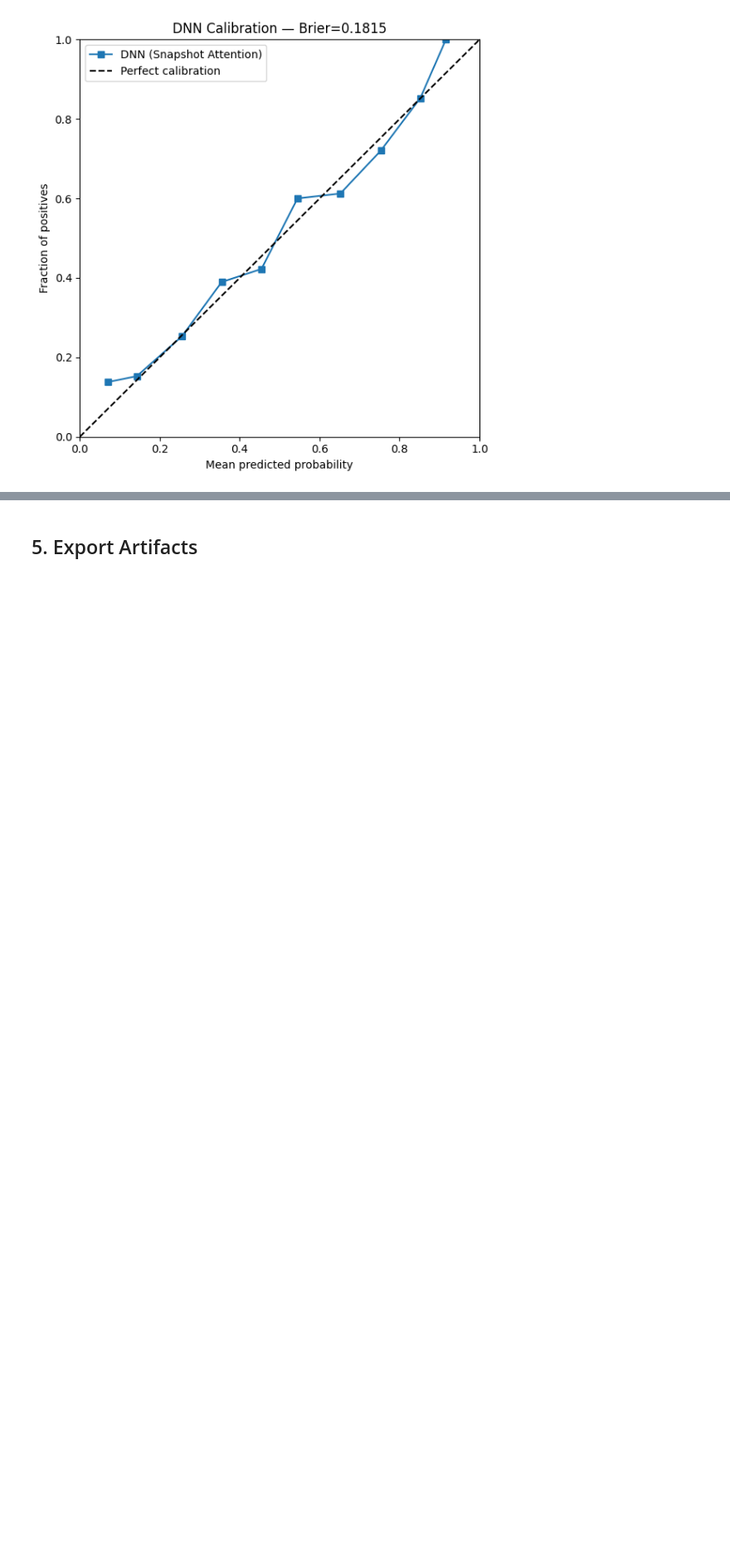
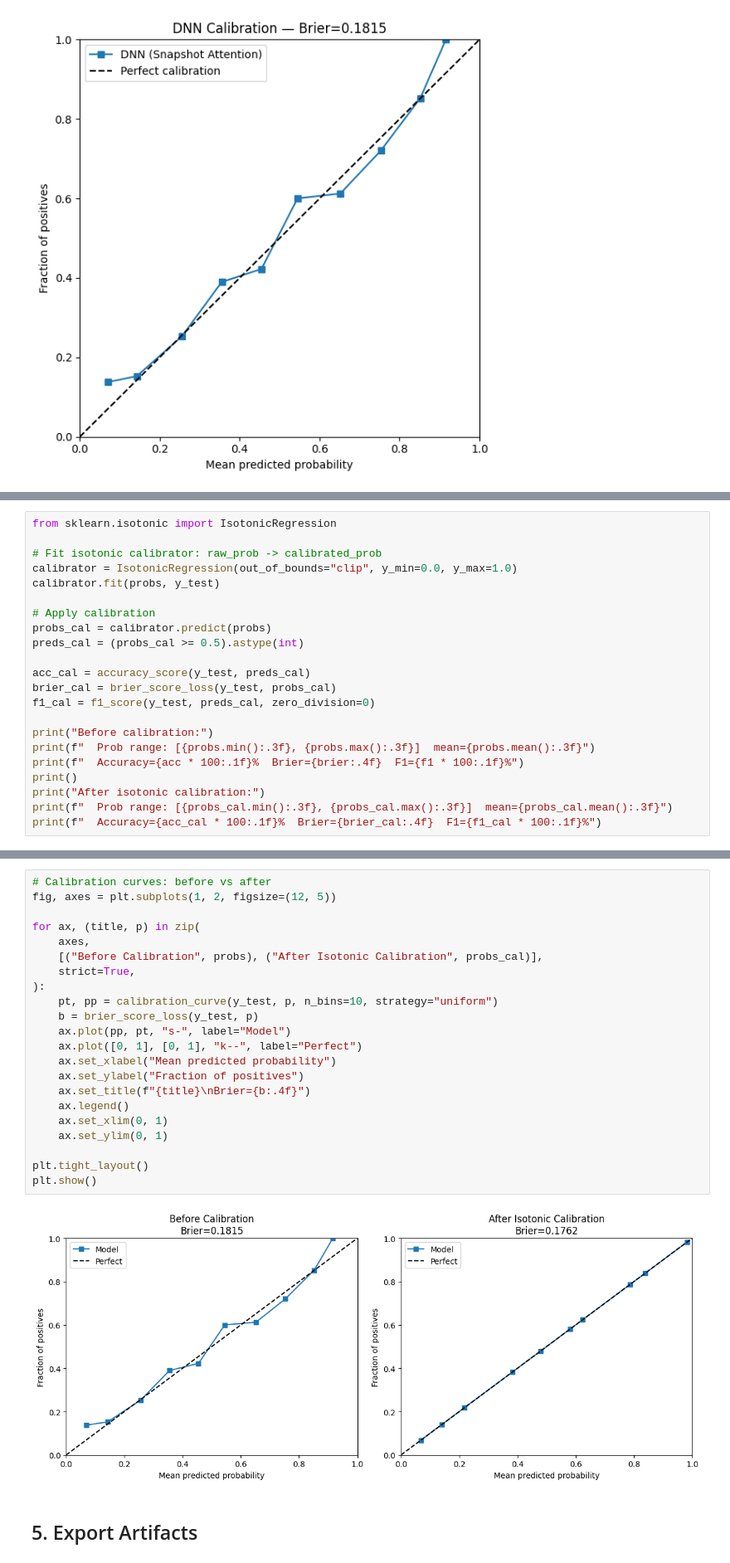
Before and after one commit to LeaFuryk/polymarket-bot, a Jupyter notebook: notebooks/dnn/02_export.ipynb, the cells around one changed output, grey strips where cells are left out. Shown at 83% size. Drawn from its saved outputs; the diff is of its cells as text; blank space fills up the shorter version.

```diff
--- a/notebooks/dnn/02_export.ipynb
+++ b/notebooks/dnn/02_export.ipynb
@@ -209,0 +214,22 @@ plt.show()
+# %%
+from sklearn.isotonic import IsotonicRegression
+
+# Fit isotonic calibrator: raw_prob -> calibrated_prob
+calibrator = IsotonicRegression(out_of_bounds="clip", y_min=0.0, y_max=1.0)
+calibrator.fit(probs, y_test)
+
+# Apply calibration
+probs_cal = calibrator.predict(probs)
+preds_cal = (probs_cal >= 0.5).astype(int)
+
+acc_cal = accuracy_score(y_test, preds_cal)
+brier_cal = brier_score_loss(y_test, probs_cal)
+f1_cal = f1_score(y_test, preds_cal, zero_division=0)
+
+print("Before calibration:")
+print(f"  Prob range: [{probs.min():.3f}, {probs.max():.3f}]  mean={probs.mean():.3f}")
+print(f"  Accuracy={acc * 100:.1f}%  Brier={brier:.4f}  F1={f1 * 100:.1f}%")
+print()
+print("After isotonic calibration:")
+print(f"  Prob range: [{probs_cal.min():.3f}, {probs_cal.max():.3f}]  mean={probs_cal.mean():.3f}")
+print(f"  Accuracy={acc_cal * 100:.1f}%  Brier={brier_cal:.4f}  F1={f1_cal * 100:.1f}%")
@@ -210,3 +244,27 @@ plt.show()
+# %%
+# Calibration curves: before vs after
+fig, axes = plt.subplots(1, 2, figsize=(12, 5))
+
+for ax, (title, p) in zip(
+    axes,
+    [("Before Calibration", probs), ("After Isotonic Calibration", probs_cal)],
+    strict=True,
+):
+    pt, pp = calibration_curve(y_test, p, n_bins=10, strategy="uniform")
+    b = brier_score_loss(y_test, p)
+    ax.plot(pp, pt, "s-", label="Model")
+    ax.plot([0, 1], [0, 1], "k--", label="Perfect")
+    ax.set_xlabel("Mean predicted probability")
+    ax.set_ylabel("Fraction of positives")
+    ax.set_title(f"{title}\nBrier={b:.4f}")
+    ax.legend()
+    ax.set_xlim(0, 1)
+    ax.set_ylim(0, 1)
+
+plt.tight_layout()
+plt.show()
+# %% [output]
+[figure, added]
 # %% [markdown]
 ## 5. Export Artifacts
 # %%
```
Also changed, not shown: parts of 4 cells of this notebook, 4 other files.
